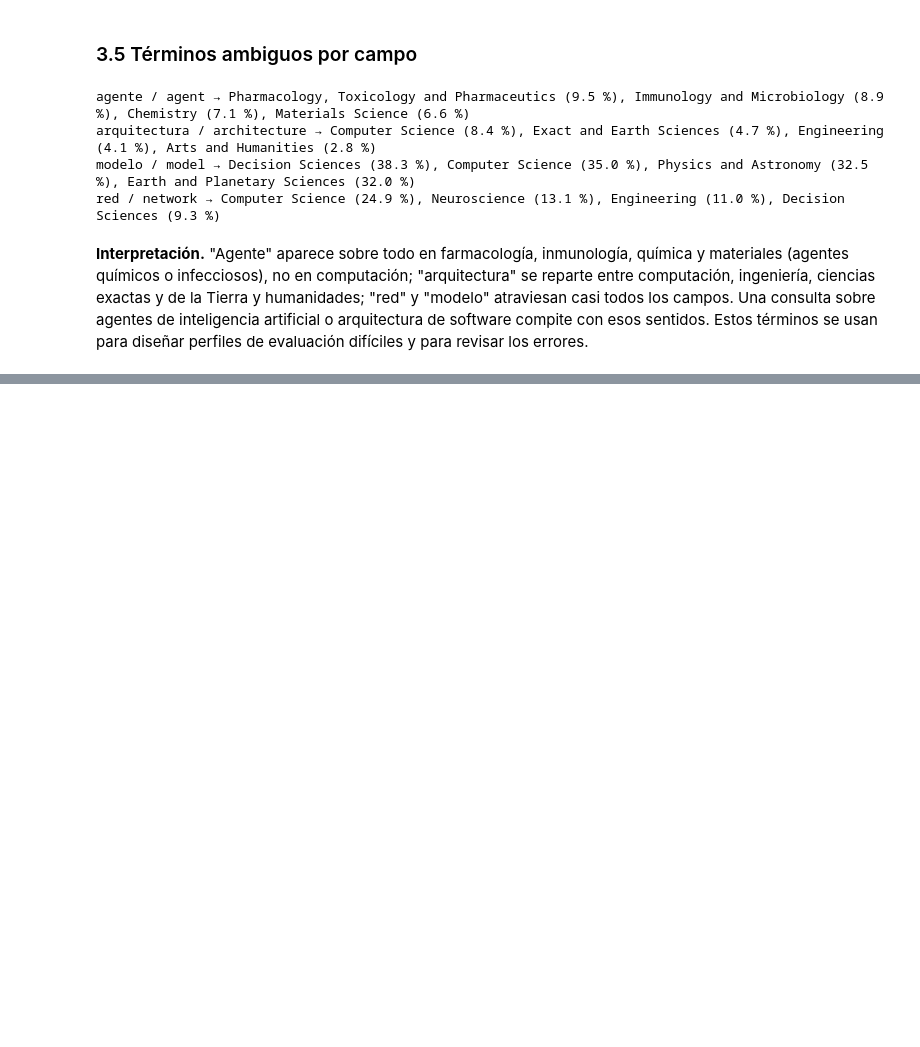
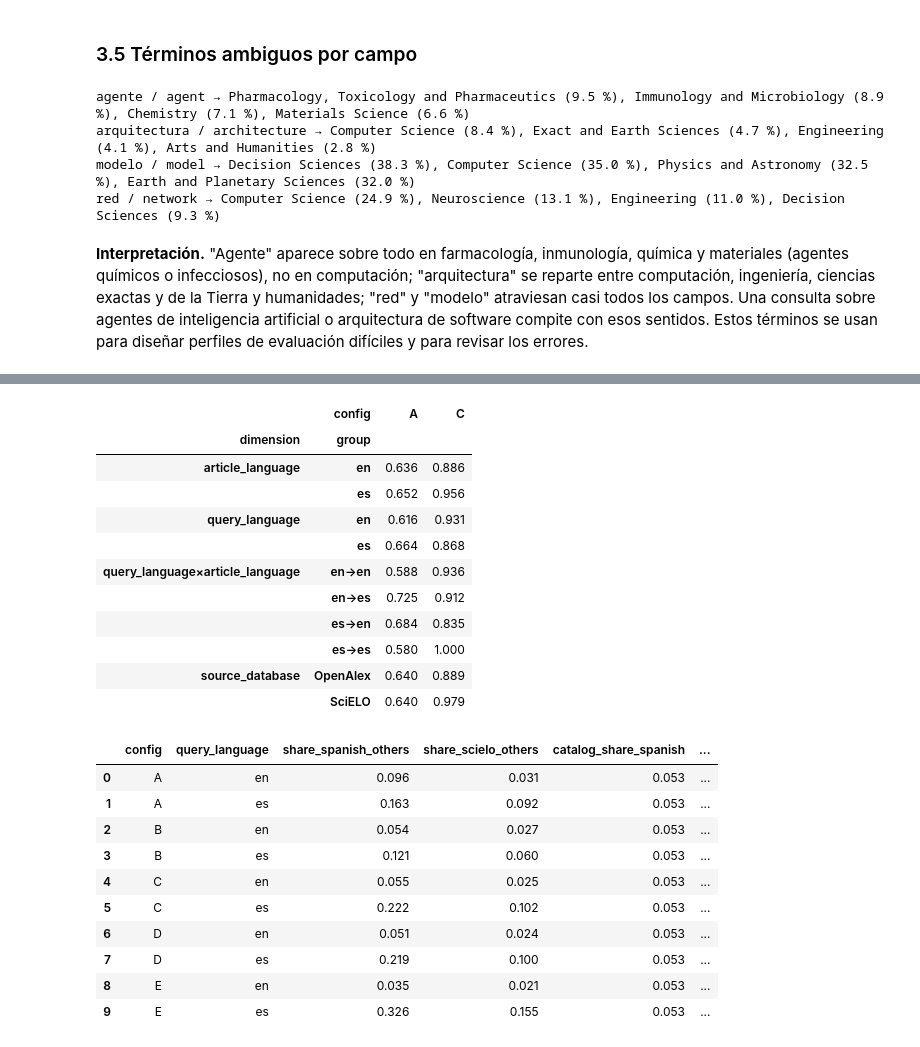
Before and after one commit to Sebas41/SistemaRecomendador, a Jupyter notebook: notebooks/01_recomendador_explicado.ipynb, the cells around one changed output, grey strips where cells are left out. Saved outputs shown, nothing was run; the diff lists cells and outputs as text; code cells hidden in the pictures; blank space fills up the shorter version.

```diff
--- a/notebooks/01_recomendador_explicado.ipynb
+++ b/notebooks/01_recomendador_explicado.ipynb
@@ -323,0 +343,28 @@ Instala el proyecto con python -m pip install -e '.[dev]'. Prepara los datos con
+# %%
+breakdown = pd.read_csv(ARTIFACTS_DIR / 'evaluation_breakdown.csv')
+display(breakdown[breakdown['config'].isin(['A', 'C'])].pivot_table(index=['dimension', 'group'], columns='config', values='mrr_at_10').round(3))
+display(pd.read_csv(ARTIFACTS_DIR / 'evaluation_exposure.csv').round(3))
+# %% [output]
+|  | config | A | C |
+| dimension | group |  |  |
+| article_language | en | 0.636 | 0.886 |
+|  | es | 0.652 | 0.956 |
+| query_language | en | 0.616 | 0.931 |
+|  | es | 0.664 | 0.868 |
+| query_language×article_language | en→en | 0.588 | 0.936 |
+|  | en→es | 0.725 | 0.912 |
+|  | es→en | 0.684 | 0.835 |
+|  | es→es | 0.580 | 1.000 |
+| source_database | OpenAlex | 0.640 | 0.889 |
+|  | SciELO | 0.640 | 0.979 |
+|  | config | query_language | share_spanish_others | share_scielo_others | catalog_share_spanish | ... |
+| 0 | A | en | 0.096 | 0.031 | 0.053 | ... |
+| 1 | A | es | 0.163 | 0.092 | 0.053 | ... |
+| 2 | B | en | 0.054 | 0.027 | 0.053 | ... |
+| 3 | B | es | 0.121 | 0.060 | 0.053 | ... |
+| 4 | C | en | 0.055 | 0.025 | 0.053 | ... |
+| 5 | C | es | 0.222 | 0.102 | 0.053 | ... |
+| 6 | D | en | 0.051 | 0.024 | 0.053 | ... |
+| 7 | D | es | 0.219 | 0.100 | 0.053 | ... |
+| 8 | E | en | 0.035 | 0.021 | 0.053 | ... |
+| 9 | E | es | 0.326 | 0.155 | 0.053 | ... |
```
Also changed, not shown: parts of 39 cells of this notebook, 5 other files.
